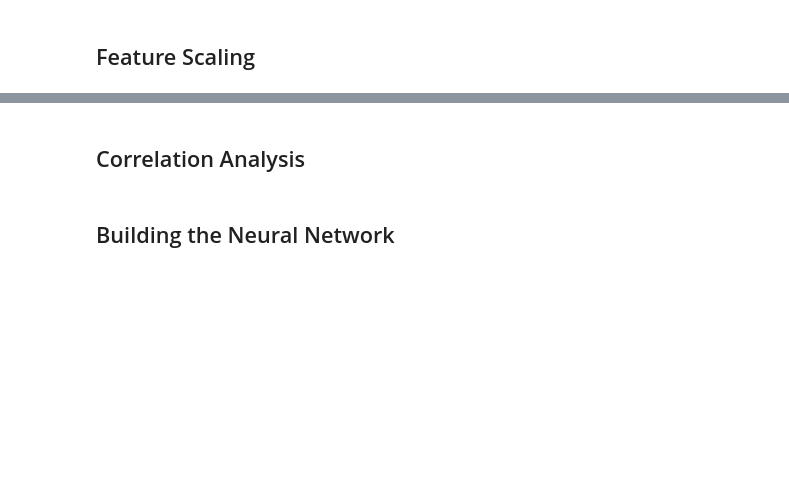
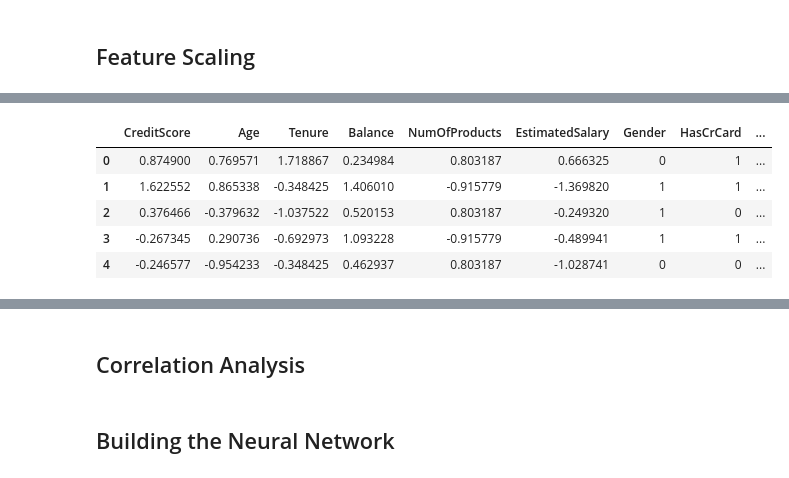
Before and after one commit to Fearless-Badger/Customer-Churn-Analysis, a Jupyter notebook: analysis/churn_analysis.ipynb, the cells around one changed output, grey strips where cells are left out. Saved outputs shown, nothing was run; the diff lists cells and outputs as text; code cells hidden in the pictures; blank space fills up the shorter version.

Commit message:
Scale data, preserve pandas

```diff
--- a/analysis/churn_analysis.ipynb
+++ b/analysis/churn_analysis.ipynb
@@ -270,0 +389,30 @@ display(fin_df.iloc[0 : 5])
+# %%
+# Separate data
+quantitative_cols = ["CreditScore", "Age", "Tenure", "Balance", "NumOfProducts", "EstimatedSalary"]
+categorical_cols  = ["Gender", "HasCrCard", "IsActiveMember", "Geography_Germany", "Geography_Spain"]
+
+# Create train / test split
+X_train, X_test, Y_train, Y_test = train_test_split(X, Y, test_size=0.2, random_state=RANDOM)
+scaler = StandardScaler()
+
+# Scaler quantitative data
+X_train_scaled_quan = pd.DataFrame(scaler.fit_transform(X_train[quantitative_cols]), columns = quantitative_cols, index=X_train.index)
+X_test_scaled_quan  = pd.DataFrame(scaler.transform(X_test[quantitative_cols]), columns = [quantitative_cols], index = X_test.index)
+
+# Concatenate scaled quantitative data with categorical data
+X_train_scaled = pd.concat([X_train_scaled_quan, X_train[categorical_cols]], axis=1)
+X_test_scaled  = pd.concat([X_test_scaled_quan, X_test[categorical_cols]], axis = 1)
+
+# Reset the indicies in the pandas dataframe to start at 0
+X_train_scaled.reset_index(drop = True, inplace=True)
+X_test_scaled.reset_index(drop=True, inplace=True)
+
+# Display scaled training data
+display(X_train_scaled.head())
+# %% [output]
+|  | CreditScore | Age | Tenure | Balance | NumOfProducts | EstimatedSalary | Gender | HasCrCard | ... |
+| 0 | 0.874900 | 0.769571 | 1.718867 | 0.234984 | 0.803187 | 0.666325 | 0 | 1 | ... |
+| 1 | 1.622552 | 0.865338 | -0.348425 | 1.406010 | -0.915779 | -1.369820 | 1 | 1 | ... |
+| 2 | 0.376466 | -0.379632 | -1.037522 | 0.520153 | 0.803187 | -0.249320 | 1 | 0 | ... |
+| 3 | -0.267345 | 0.290736 | -0.692973 | 1.093228 | -0.915779 | -0.489941 | 1 | 1 | ... |
+| 4 | -0.246577 | -0.954233 | -0.348425 | 0.462937 | 0.803187 | -1.028741 | 0 | 0 | ... |
```
Also changed, not shown: parts of 24 cells of this notebook, 1 other file.
